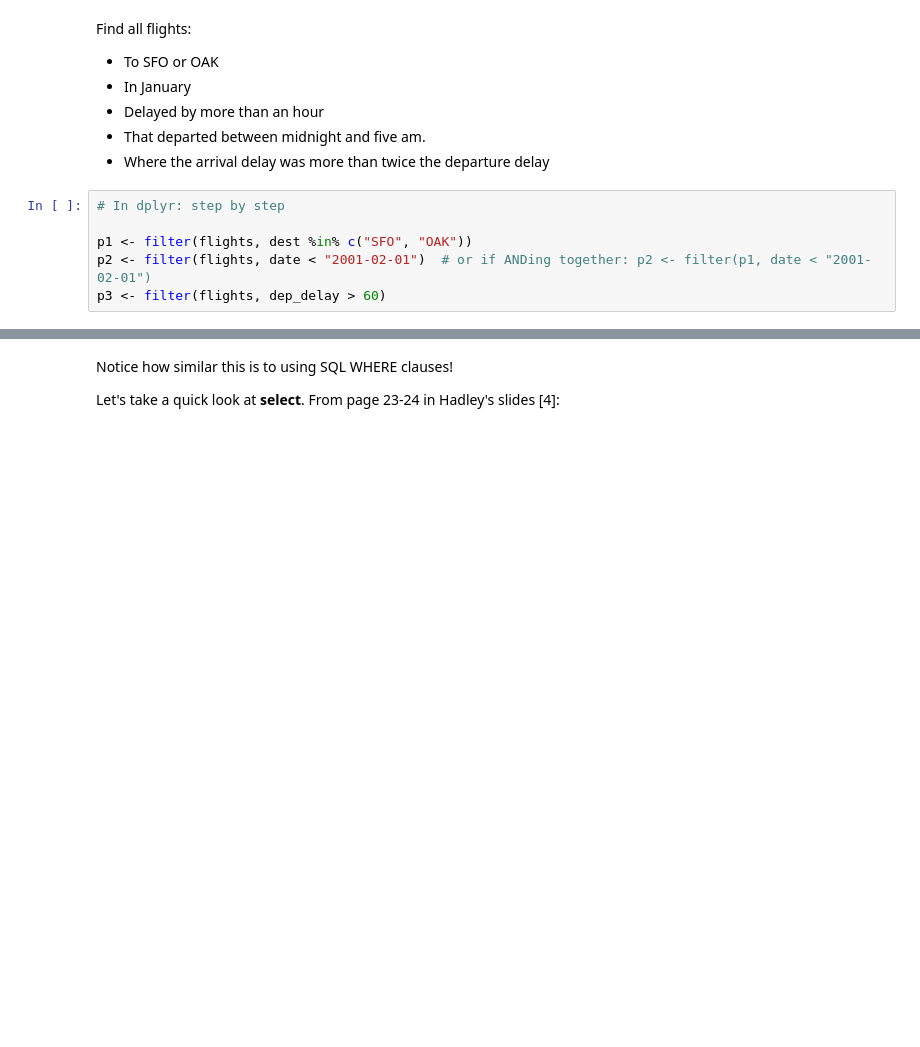
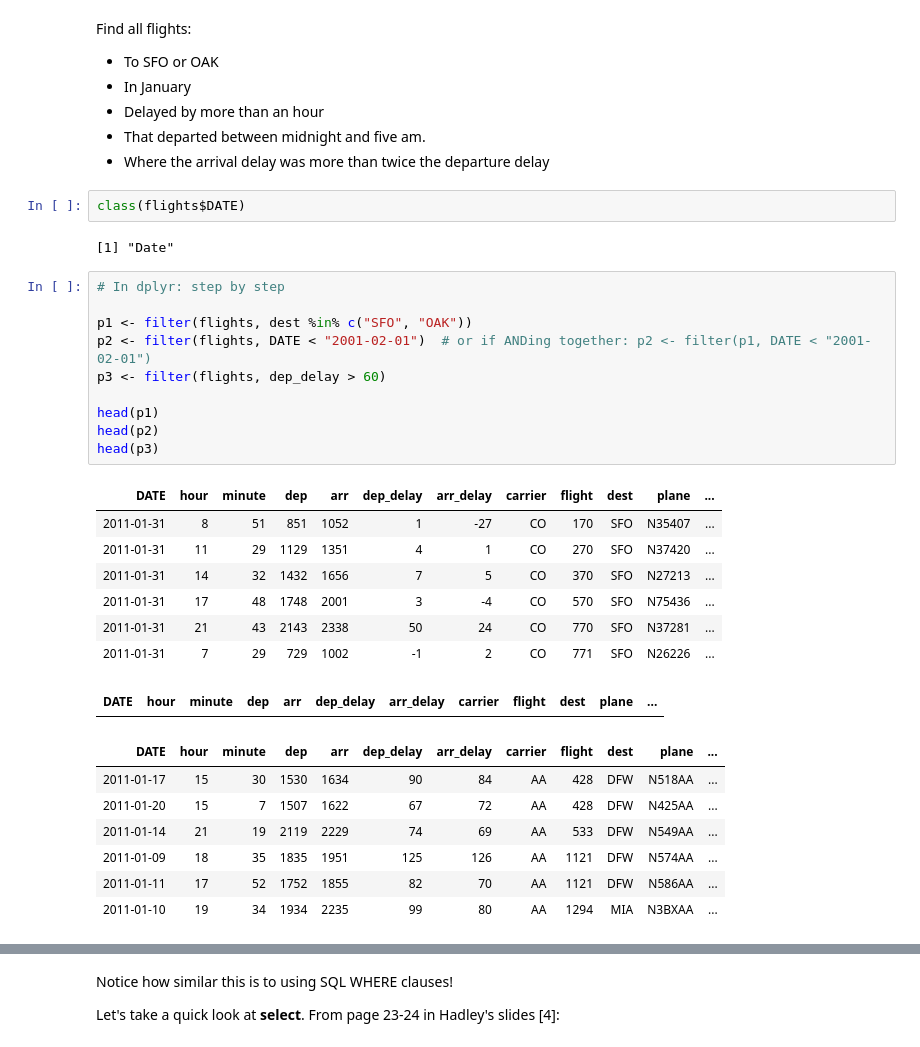
Before and after one commit to focods/WonderfulML, a Jupyter notebook: docs/notebooks/session06_r_data_wrangeling.ipynb, the cells around one changed output, grey strips where cells are left out. Saved outputs shown, nothing was run; the diff lists cells and outputs as text; blank space fills up the shorter version.

```diff
--- a/docs/notebooks/session06_r_data_wrangeling.ipynb
+++ b/docs/notebooks/session06_r_data_wrangeling.ipynb
@@ -87,12 +129,36 @@ Find all flights:
 + Delayed by more than an hour
 + That departed between midnight and five am.
 + Where the arrival delay was more than twice the departure delay
+# %%
+class(flights$DATE)
+# %% [output]
+[1] "Date"
 # %%
 # In dplyr: step by step
 
 p1 <- filter(flights, dest %in% c("SFO", "OAK"))
-p2 <- filter(flights, date < "2001-02-01")  # or if ANDing together: p2 <- filter(p1, date < "2001-02-01")
+p2 <- filter(flights, DATE < "2001-02-01")  # or if ANDing together: p2 <- filter(p1, DATE < "2001-02-01")
 p3 <- filter(flights, dep_delay > 60)
+
+head(p1)
+head(p2)
+head(p3)
+# %% [output]
+| DATE | hour | minute | dep | arr | dep_delay | arr_delay | carrier | flight | dest | plane | ... |
+| 2011-01-31 | 8 | 51 | 851 | 1052 | 1 | -27 | CO | 170 | SFO | N35407 | ... |
+| 2011-01-31 | 11 | 29 | 1129 | 1351 | 4 | 1 | CO | 270 | SFO | N37420 | ... |
+| 2011-01-31 | 14 | 32 | 1432 | 1656 | 7 | 5 | CO | 370 | SFO | N27213 | ... |
+| 2011-01-31 | 17 | 48 | 1748 | 2001 | 3 | -4 | CO | 570 | SFO | N75436 | ... |
+| 2011-01-31 | 21 | 43 | 2143 | 2338 | 50 | 24 | CO | 770 | SFO | N37281 | ... |
+| 2011-01-31 | 7 | 29 | 729 | 1002 | -1 | 2 | CO | 771 | SFO | N26226 | ... |
+| DATE | hour | minute | dep | arr | dep_delay | arr_delay | carrier | flight | dest | plane | ... |
+| DATE | hour | minute | dep | arr | dep_delay | arr_delay | carrier | flight | dest | plane | ... |
+| 2011-01-17 | 15 | 30 | 1530 | 1634 | 90 | 84 | AA | 428 | DFW | N518AA | ... |
+| 2011-01-20 | 15 | 7 | 1507 | 1622 | 67 | 72 | AA | 428 | DFW | N425AA | ... |
+| 2011-01-14 | 21 | 19 | 2119 | 2229 | 74 | 69 | AA | 533 | DFW | N549AA | ... |
+| 2011-01-09 | 18 | 35 | 1835 | 1951 | 125 | 126 | AA | 1121 | DFW | N574AA | ... |
+| 2011-01-11 | 17 | 52 | 1752 | 1855 | 82 | 70 | AA | 1121 | DFW | N586AA | ... |
+| 2011-01-10 | 19 | 34 | 1934 | 2235 | 99 | 80 | AA | 1294 | MIA | N3BXAA | ... |
 # %%
 # In SQL
 
```
Also changed, not shown: parts of 11 cells of this notebook.
